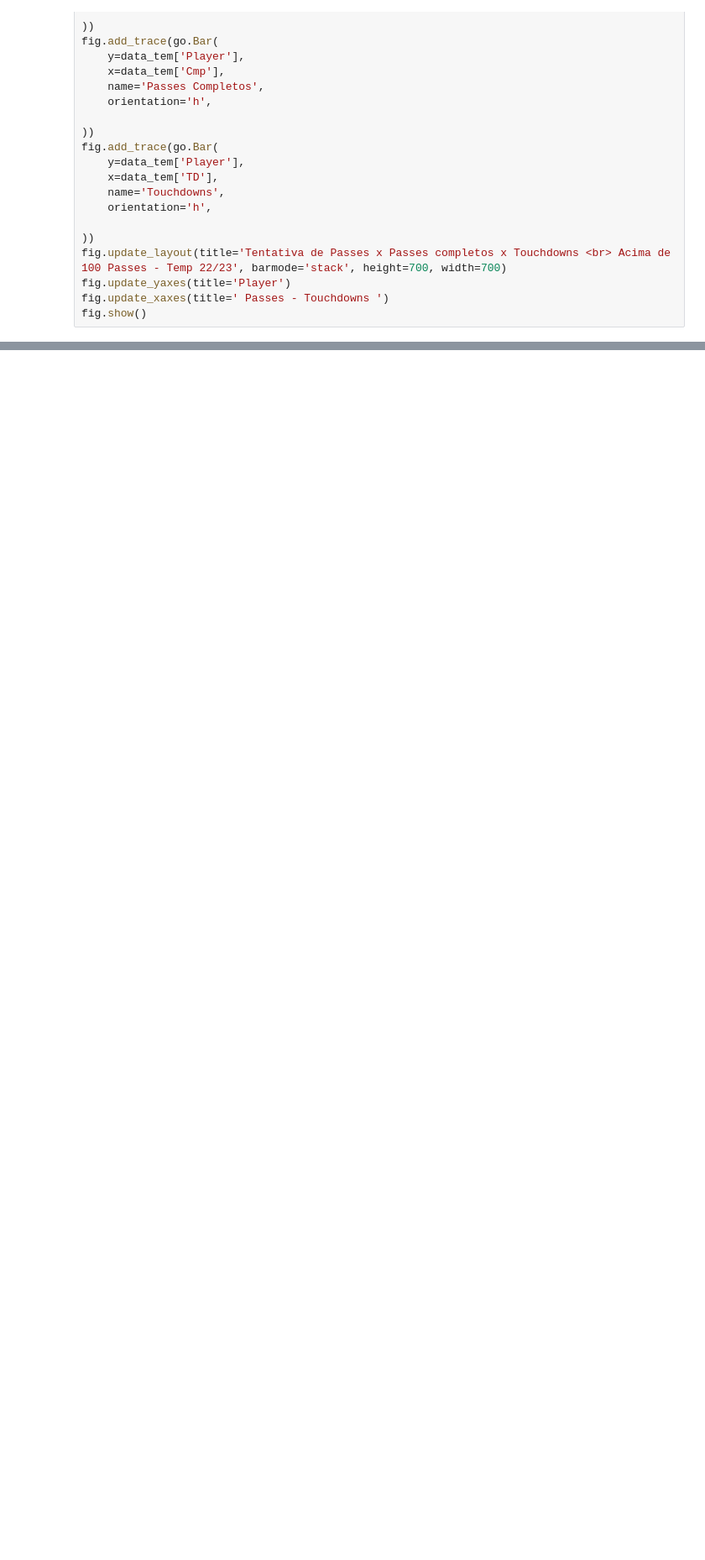
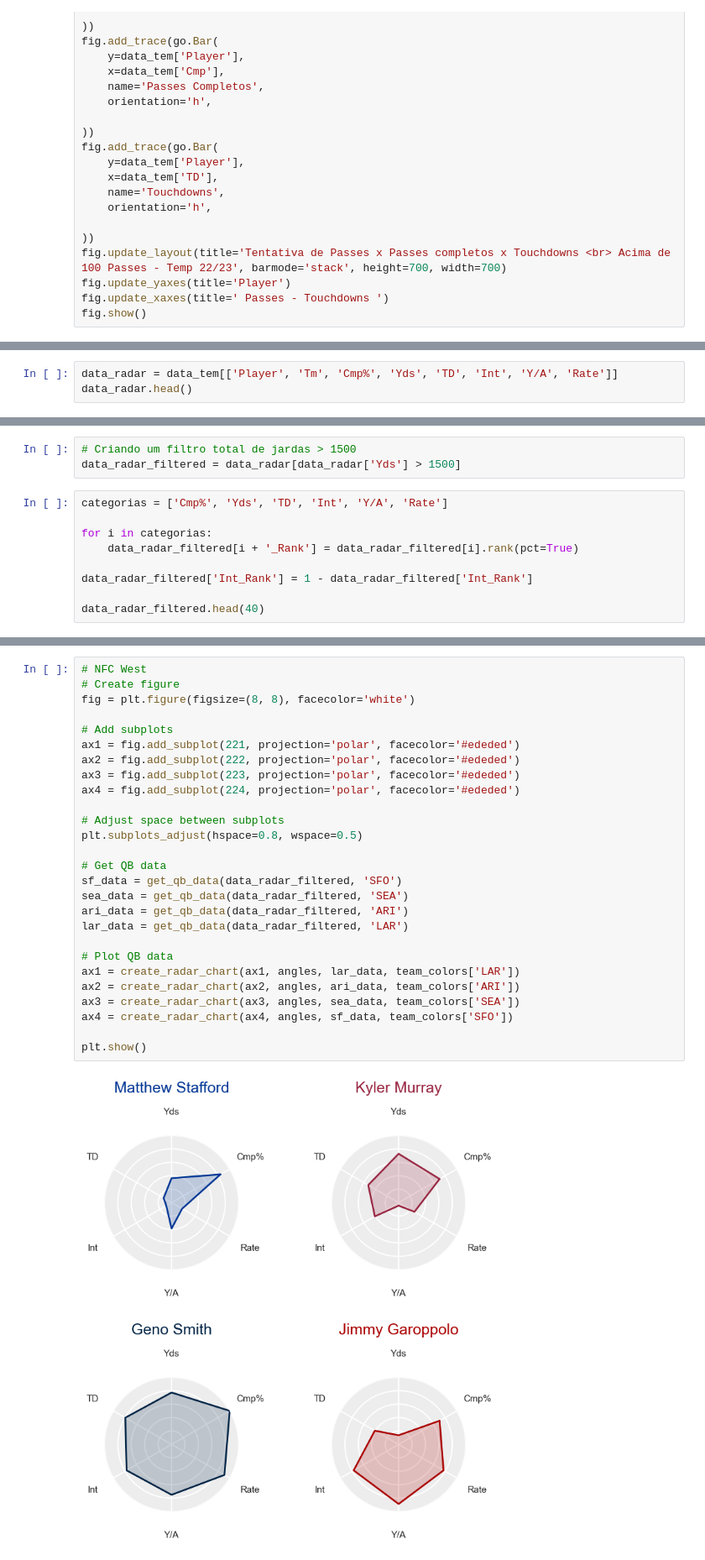
Before and after one commit to Prog-LucasAlves/AED_NFL, a Jupyter notebook: Analysis/Passing/Passing_Player.ipynb, the cells around one changed output, grey strips where cells are left out. Shown: that part at 84% size. Cells and saved outputs as stored; diff of their text form; blank space fills up the shorter version.

```diff
--- a/Analysis/Passing/Passing_Player.ipynb
+++ b/Analysis/Passing/Passing_Player.ipynb
@@ -285,0 +297,3 @@ fig.show()
+# %%
+data_radar = data_tem[['Player', 'Tm', 'Cmp%', 'Yds', 'TD', 'Int', 'Y/A', 'Rate']]
+data_radar.head()
@@ -285,0 +307,12 @@ fig.show()
+# %%
+# Criando um filtro total de jardas > 1500
+data_radar_filtered = data_radar[data_radar['Yds'] > 1500]
+# %%
+categorias = ['Cmp%', 'Yds', 'TD', 'Int', 'Y/A', 'Rate']
+
+for i in categorias:
+    data_radar_filtered[i + '_Rank'] = data_radar_filtered[i].rank(pct=True)
+
+data_radar_filtered['Int_Rank'] = 1 - data_radar_filtered['Int_Rank']
+
+data_radar_filtered.head(40)
@@ -285,0 +381,29 @@ fig.show()
+# %%
+# NFC West
+# Create figure
+fig = plt.figure(figsize=(8, 8), facecolor='white')
+
+# Add subplots
+ax1 = fig.add_subplot(221, projection='polar', facecolor='#ededed')
+ax2 = fig.add_subplot(222, projection='polar', facecolor='#ededed')
+ax3 = fig.add_subplot(223, projection='polar', facecolor='#ededed')
+ax4 = fig.add_subplot(224, projection='polar', facecolor='#ededed')
+
+# Adjust space between subplots
+plt.subplots_adjust(hspace=0.8, wspace=0.5)
+
+# Get QB data
+sf_data = get_qb_data(data_radar_filtered, 'SFO')
+sea_data = get_qb_data(data_radar_filtered, 'SEA')
+ari_data = get_qb_data(data_radar_filtered, 'ARI')
+lar_data = get_qb_data(data_radar_filtered, 'LAR')
+
+# Plot QB data
+ax1 = create_radar_chart(ax1, angles, lar_data, team_colors['LAR'])
+ax2 = create_radar_chart(ax2, angles, ari_data, team_colors['ARI'])
+ax3 = create_radar_chart(ax3, angles, sea_data, team_colors['SEA'])
+ax4 = create_radar_chart(ax4, angles, sf_data, team_colors['SFO'])
+
+plt.show()
+# %% [output]
+[figure, added]
```
Also changed, not shown: parts of 12 cells of this notebook, 15 other files.
